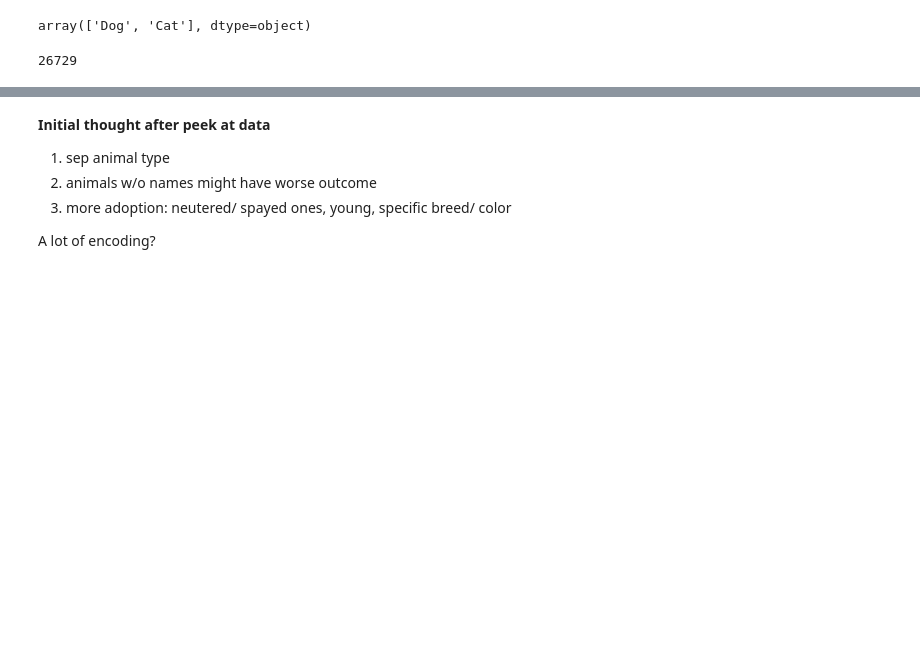
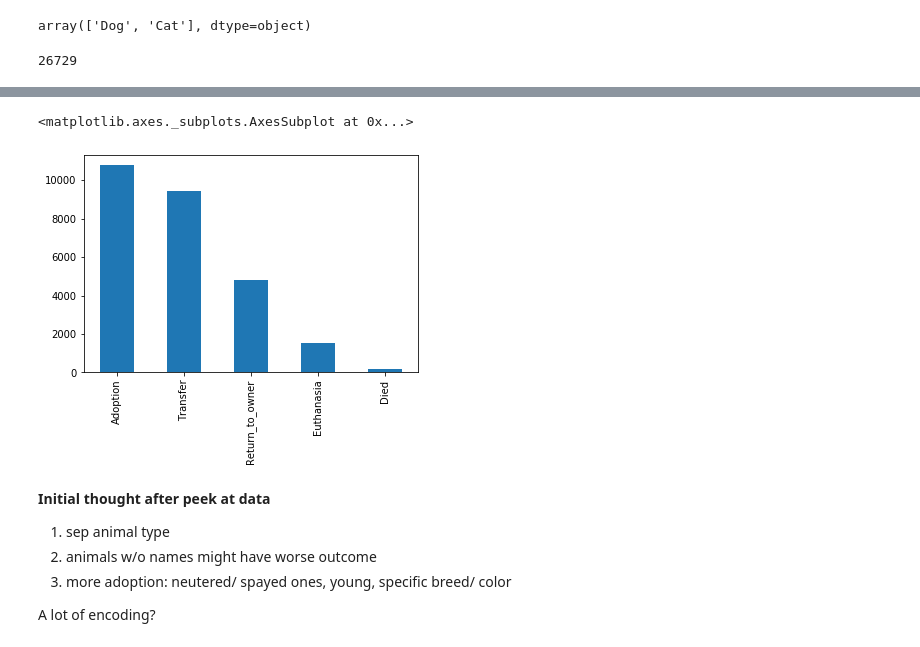
Before and after one commit to Jacqueline-A-Shay/Animal_Shelter, a Jupyter notebook: u.ipynb, the cells around one changed output, grey strips where cells are left out. Saved outputs shown, nothing was run; the diff lists cells and outputs as text; code cells hidden in the pictures; blank space fills up the shorter version.

```diff
--- a/u.ipynb
+++ b/u.ipynb
@@ -126,6 +249,11 @@ df.head()
 | 2 | A686464 | Pearce | 2015-01-31 12:28:00 | Adoption | Foster | Dog | Neutered Male | 2 years | ... |
 | 3 | A683430 | NaN | 2014-07-11 19:09:00 | Transfer | Partner | Cat | Intact Male | 3 weeks | ... |
 | 4 | A667013 | NaN | 2013-11-15 12:52:00 | Transfer | Partner | Dog | Neutered Male | 2 years | ... |
+# %%
+df.OutcomeType.value_counts().plot(kind='bar')
+# %% [output]
+<matplotlib.axes._subplots.AxesSubplot at 0x...>
+[figure, added]
 # %% [markdown]
 **Initial thought after peek at data**
 1. sep animal type
```
Also changed, not shown: parts of 15 cells of this notebook.
